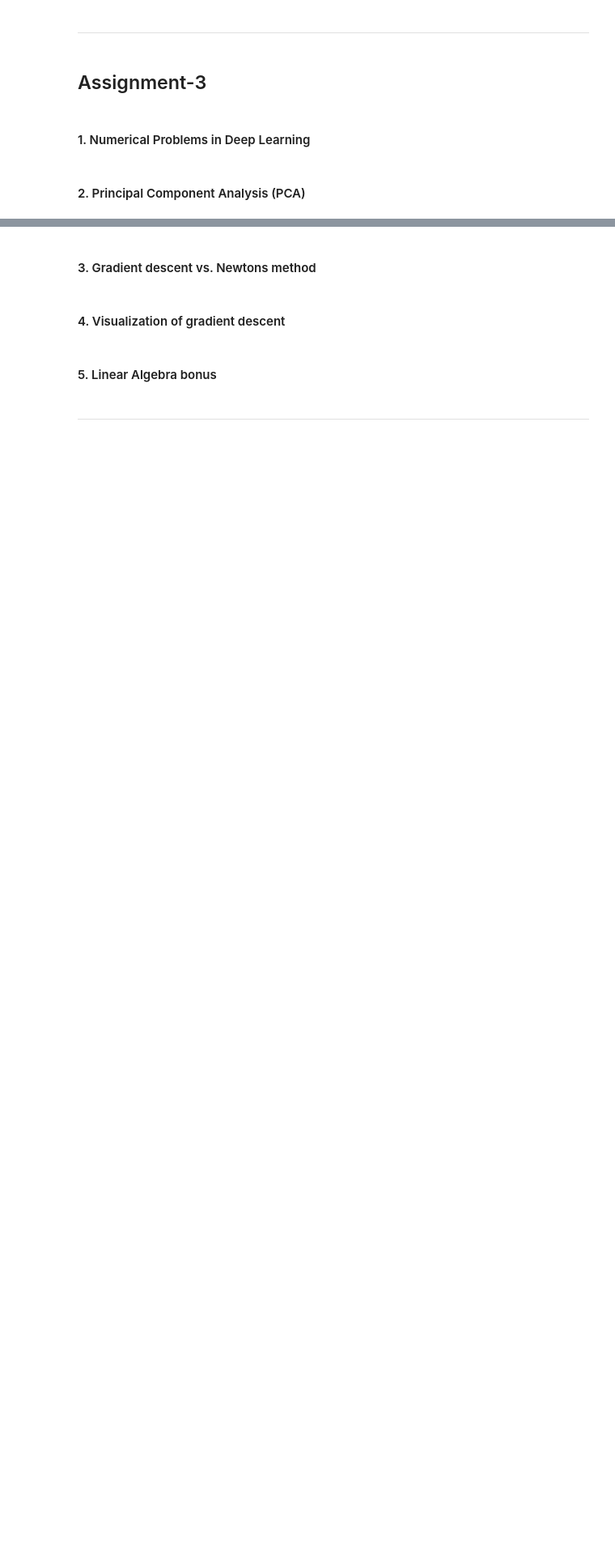
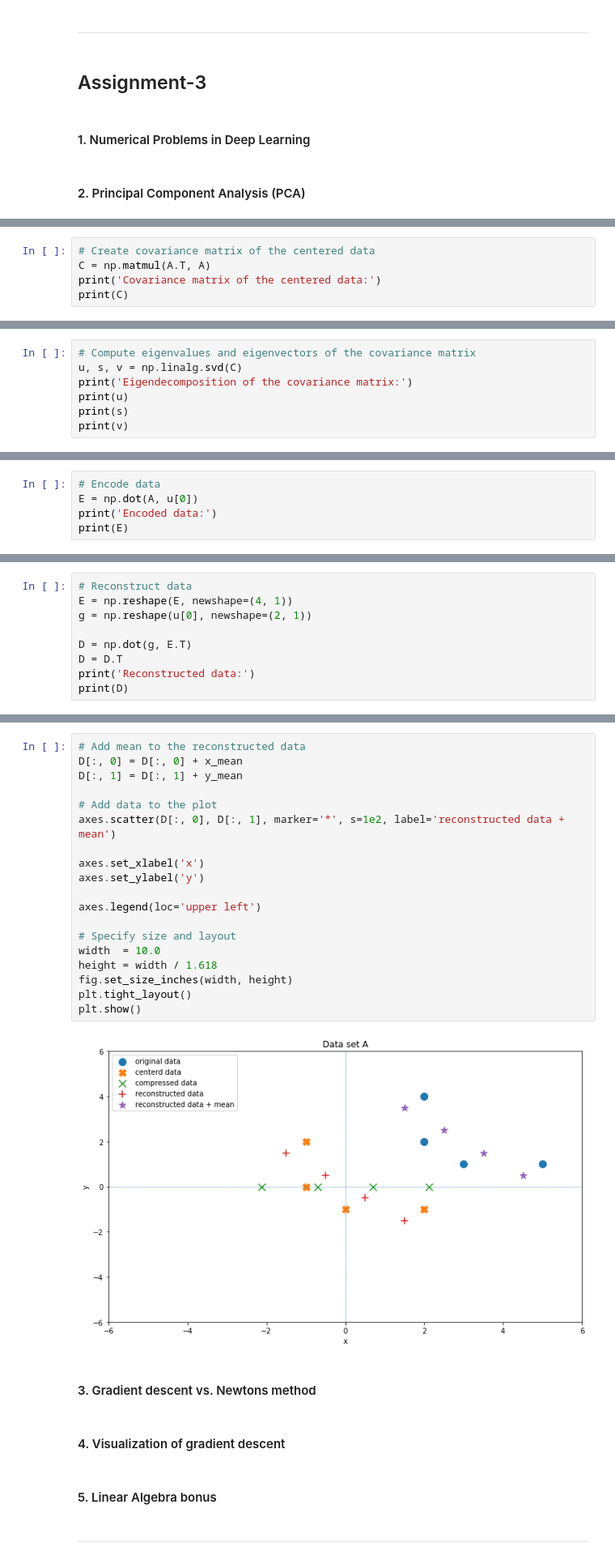
Before and after one commit to mmarius/nnia-tutorial, a Jupyter notebook: assignment-3/tutorial3-marius.ipynb, the cells around one changed output, grey strips where cells are left out. Shown at 81% size. Drawn from its saved outputs; the diff is of its cells as text; blank space fills up the shorter version.

```diff
--- a/assignment-3/tutorial3-marius.ipynb
+++ b/assignment-3/tutorial3-marius.ipynb
@@ -31,0 +74,5 @@ import matplotlib.pyplot as plt
+# %%
+# Create covariance matrix of the centered data
+C = np.matmul(A.T, A)
+print('Covariance matrix of the centered data:')
+print(C)
@@ -31,0 +83,7 @@ import matplotlib.pyplot as plt
+# %%
+# Compute eigenvalues and eigenvectors of the covariance matrix
+u, s, v = np.linalg.svd(C)
+print('Eigendecomposition of the covariance matrix:')
+print(u)
+print(s)
+print(v)
@@ -31,0 +97,5 @@ import matplotlib.pyplot as plt
+# %%
+# Encode data
+E = np.dot(A, u[0])
+print('Encoded data:')
+print(E)
@@ -31,0 +108,9 @@ import matplotlib.pyplot as plt
+# %%
+# Reconstruct data
+E = np.reshape(E, newshape=(4, 1))
+g = np.reshape(u[0], newshape=(2, 1))
+
+D = np.dot(g, E.T)
+D = D.T
+print('Reconstructed data:')
+print(D)
@@ -32,3 +126,24 @@ import matplotlib.pyplot as plt
+# %%
+# Add mean to the reconstructed data
+D[:, 0] = D[:, 0] + x_mean
+D[:, 1] = D[:, 1] + y_mean
+
+# Add data to the plot
+axes.scatter(D[:, 0], D[:, 1], marker='*', s=1e2, label='reconstructed data + mean')
+
+axes.set_xlabel('x')
+axes.set_ylabel('y')
+
+axes.legend(loc='upper left')
+
+# Specify size and layout
+width  = 10.0
+height = width / 1.618
+fig.set_size_inches(width, height)
+plt.tight_layout()
+plt.show()
+# %% [output]
+[figure, added]
 # %% [markdown]
 #### 3. Gradient descent vs. Newtons method
 # %% [markdown]
```
Also changed, not shown: parts of 14 cells of this notebook.
